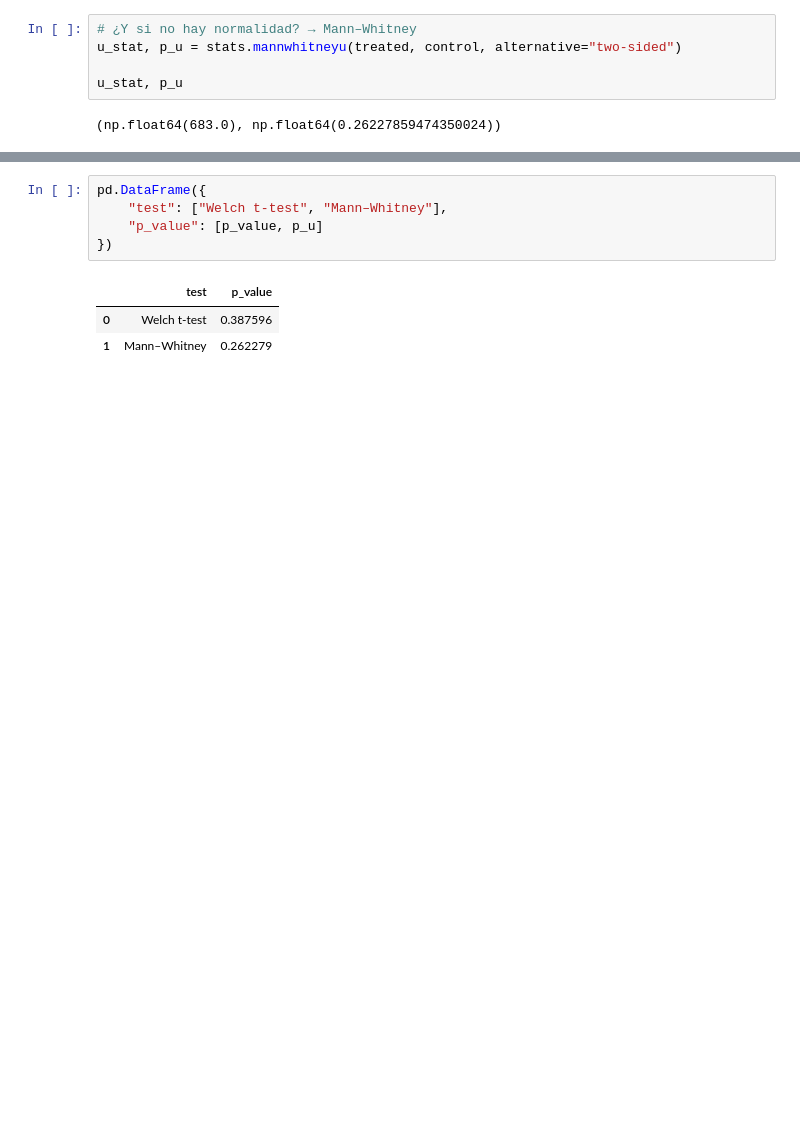
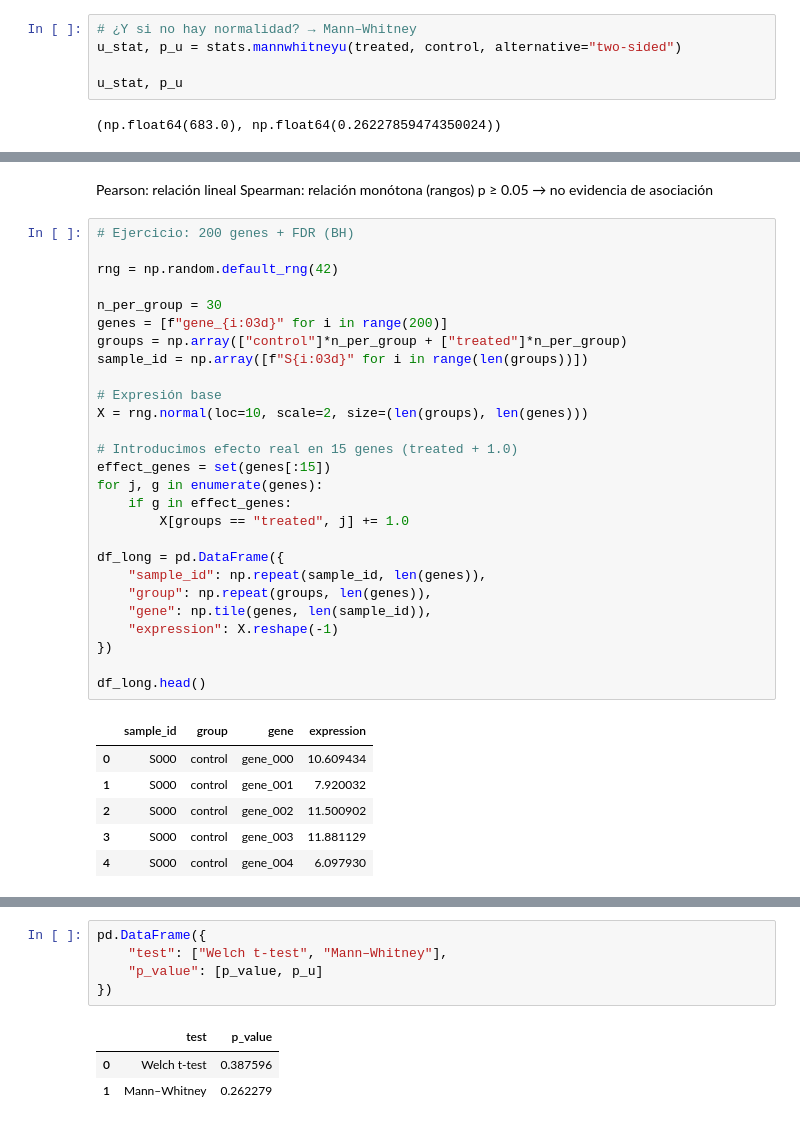
Before and after one commit to Raulomon/bioinformatics-learning, a Jupyter notebook: notebooks/00 Minimum base/03_stats_basico.ipynb, the cells around one changed output, grey strips where cells are left out. Drawn from its saved outputs; the diff is of its cells as text; blank space fills up the shorter version.

```diff
--- a/notebooks/00 Minimum base/03_stats_basico.ipynb
+++ b/notebooks/00 Minimum base/03_stats_basico.ipynb
@@ -97,0 +231,38 @@ distribución rara / muchos outliers → Mann–Whitney
+# %% [markdown]
+Pearson: relación lineal
+Spearman: relación monótona (rangos)
+p ≥ 0.05 → no evidencia de asociación
+# %%
+# Ejercicio: 200 genes + FDR (BH)
+
+rng = np.random.default_rng(42)
+
+n_per_group = 30
+genes = [f"gene_{i:03d}" for i in range(200)]
+groups = np.array(["control"]*n_per_group + ["treated"]*n_per_group)
+sample_id = np.array([f"S{i:03d}" for i in range(len(groups))])
+
+# Expresión base
+X = rng.normal(loc=10, scale=2, size=(len(groups), len(genes)))
+
+# Introducimos efecto real en 15 genes (treated + 1.0)
+effect_genes = set(genes[:15])
+for j, g in enumerate(genes):
+    if g in effect_genes:
+        X[groups == "treated", j] += 1.0
+
+df_long = pd.DataFrame({
+    "sample_id": np.repeat(sample_id, len(genes)),
+    "group": np.repeat(groups, len(genes)),
+    "gene": np.tile(genes, len(sample_id)),
+    "expression": X.reshape(-1)
+})
+
+df_long.head()
+# %% [output]
+|  | sample_id | group | gene | expression |
+| 0 | S000 | control | gene_000 | 10.609434 |
+| 1 | S000 | control | gene_001 | 7.920032 |
+| 2 | S000 | control | gene_002 | 11.500902 |
+| 3 | S000 | control | gene_003 | 11.881129 |
+| 4 | S000 | control | gene_004 | 6.097930 |
```
Also changed, not shown: parts of 18 cells of this notebook.
